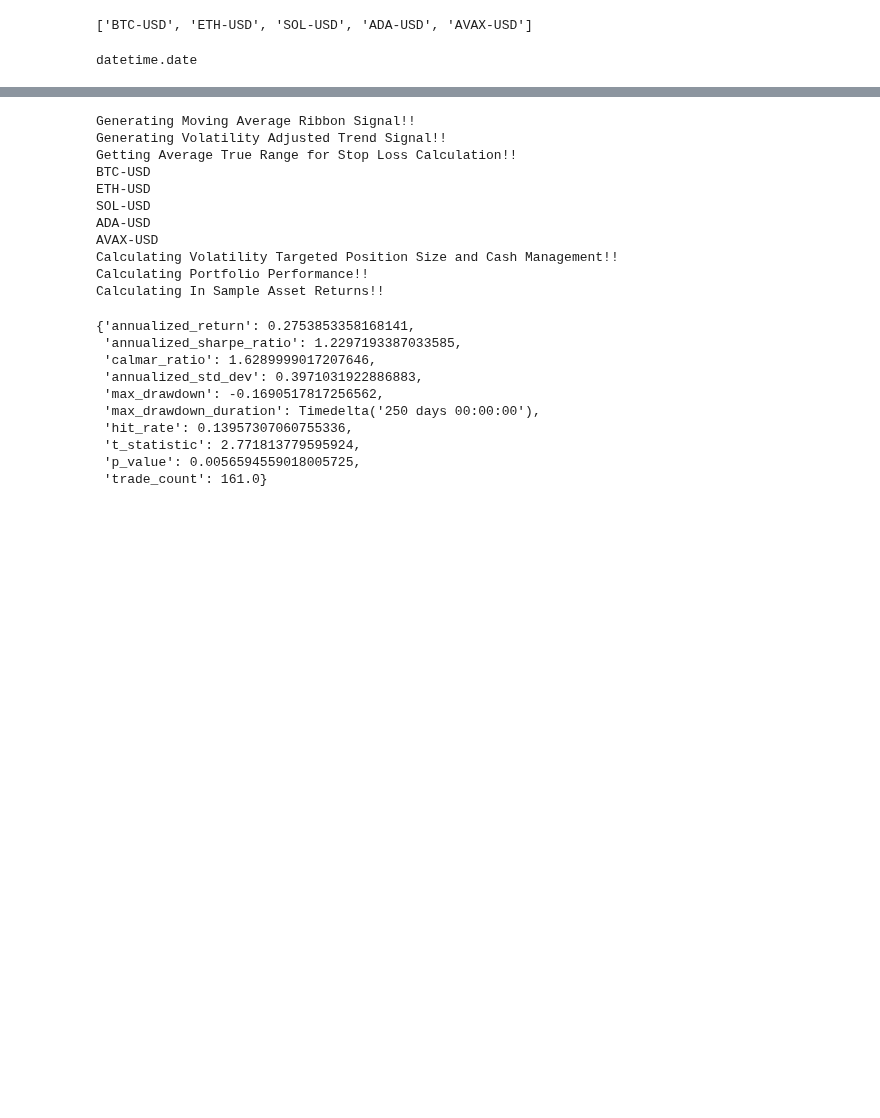
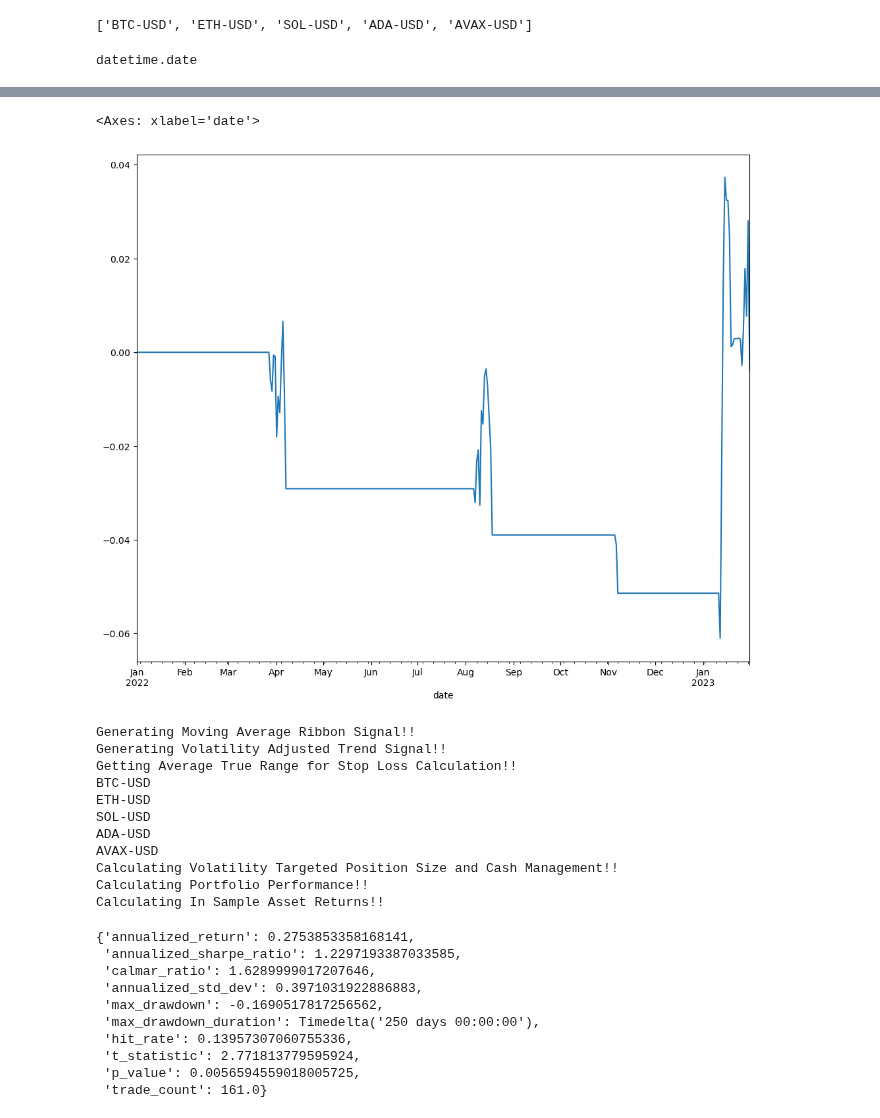
Before and after one commit to adheerchauhan/trend_following, a Jupyter notebook: research/notebooks/Trend_Following_Live_Strategy_Performance_Monitoring.ipynb, the cells around one changed output, grey strips where cells are left out. Saved outputs shown, nothing was run; the diff lists cells and outputs as text; code cells hidden in the pictures; blank space fills up the shorter version.

Commit message:
Trend Following Strategy Production Script

```diff
--- a/research/notebooks/Trend_Following_Live_Strategy_Performance_Monitoring.ipynb
+++ b/research/notebooks/Trend_Following_Live_Strategy_Performance_Monitoring.ipynb
@@ -353,3 +353,29 @@ end_date_temp = pd.Timestamp('2025-07-31').date()
 type(end_date_temp)
 # %% [output]
 datetime.date
+# %%
+start_date_test = pd.Timestamp('2022-01-01').date()
+end_date_test = pd.Timestamp('2023-01-31').date()
+df_final_prod_config_backtested_test = tf.apply_target_volatility_position_sizing_continuous_strategy_with_rolling_r_sqr_vol_of_vol(
+    start_date=start_date_test - pd.Timedelta(days=warmup_days), end_date=end_date_test, ticker_list=ticker_list, fast_mavg=fast_mavg, slow_mavg=slow_mavg, mavg_stepsize=mavg_stepsize, mavg_z_score_window=mavg_z_score_window,
+    entry_rolling_donchian_window=entry_rolling_donchian_window, exit_rolling_donchian_window=exit_rolling_donchian_window, use_donchian_exit_gate=use_donchian_exit_gate,
+    ma_crossover_signal_weight=ma_crossover_signal_weight, donchian_signal_weight=donchian_signal_weight, weighted_signal_ewm_window=weighted_signal_ewm_window,
+    rolling_r2_window=rolling_r2_window, lower_r_sqr_limit=lower_r_sqr_limit, upper_r_sqr_limit=upper_r_sqr_limit, r2_smooth_window=r2_smooth_window, r2_confirm_days=r2_confirm_days,
+    log_std_window=log_std_window, coef_of_variation_window=coef_of_variation_window, vol_of_vol_z_score_window=vol_of_vol_z_score_window, vol_of_vol_p_min=vol_of_vol_p_min, r2_strong_threshold=r2_strong_threshold,
+    use_activation=use_activation, tanh_activation_constant_dict=tanh_activation_constant_dict,
+    moving_avg_type=moving_avg_type, long_only=long_only, price_or_returns_calc=price_or_returns_calc,
+    initial_capital=initial_capital, rolling_cov_window=rolling_cov_window, volatility_window=volatility_window,
+    rolling_atr_window=rolling_atr_window, atr_multiplier=atr_multiplier,
+    transaction_cost_est=transaction_cost_est, passive_trade_rate=passive_trade_rate,
+    notional_threshold_pct=notional_threshold_pct, cooldown_counter_threshold=cooldown_counter_threshold,
+    use_coinbase_data=use_coinbase_data, use_saved_files=use_saved_files, saved_file_end_date=saved_file_end_date,
+    rolling_sharpe_window=rolling_sharpe_window, cash_buffer_percentage=cash_buffer_percentage, annualized_target_volatility=annualized_target_volatility,
+    annual_trading_days=annual_trading_days, use_specific_start_date=use_specific_start_date, signal_start_date=start_date_test)
+df_final_prod_config_backtested_test = df_final_prod_config_backtested_test[df_final_prod_config_backtested_test.index >= pd.Timestamp(start_date_test)]
+
+print('Calculating In Sample Asset Returns!!')
+df_final_prod_config_backtested_test = perf.calculate_asset_level_returns(df_final_prod_config_backtested_test, end_date_test, ticker_list)
+
+portfolio_perf_metrics_prod_config_test = calculate_risk_and_performance_metrics(df_final_prod_config_backtested_test, strategy_daily_return_col=f'portfolio_daily_pct_returns',
+                                                                                 strategy_trade_count_col=f'count_of_positions', include_transaction_costs_and_fees=False, passive_trade_rate=0.05, annual_trading_days=365, transaction_cost_est=0.001)
+portfolio_perf_metrics_prod_config_test
@@ -356,3 +414,8 @@ datetime.date
+# %%
+df_final_prod_config_backtested_test['portfolio_strategy_cumulative_return'].plot(figsize=(12,10))
+# %% [output]
+<Axes: xlabel='date'>
+[figure, added]
 # %%
 df_final_prod_config_backtested = tf.apply_target_volatility_position_sizing_continuous_strategy_with_rolling_r_sqr_vol_of_vol(
     start_date=start_date - pd.Timedelta(days=warmup_days), end_date=end_date_temp, ticker_list=ticker_list, fast_mavg=fast_mavg, slow_mavg=slow_mavg, mavg_stepsize=mavg_stepsize, mavg_z_score_window=mavg_z_score_window,
```
Also changed, not shown: parts of 13 cells of this notebook, 1 other file.
